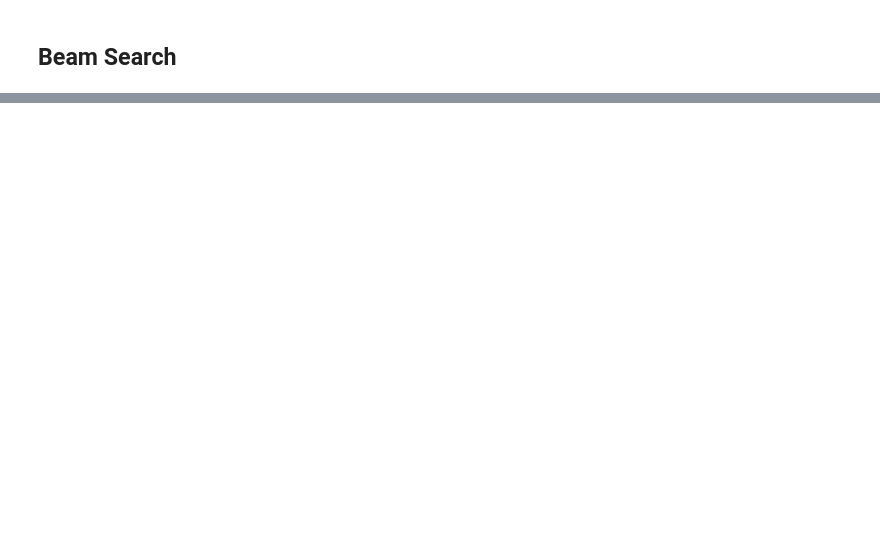
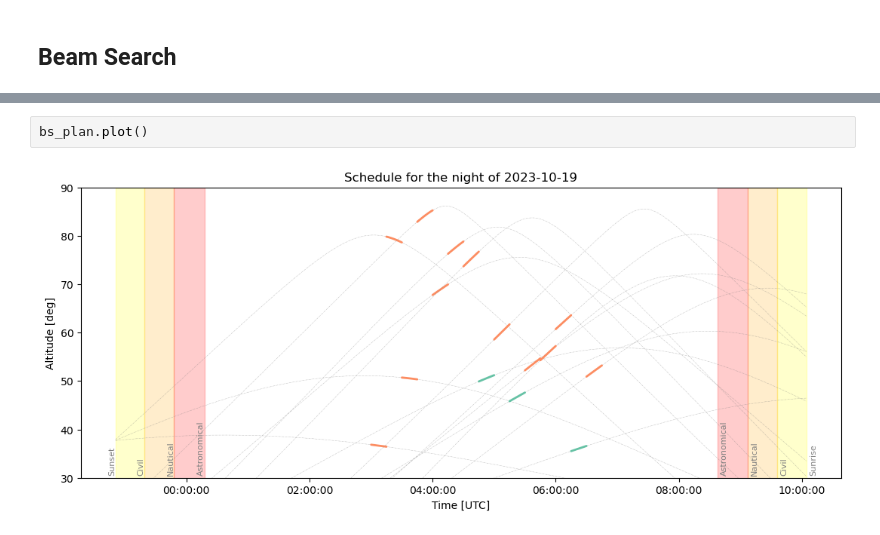
Before and after one commit to nicochunger/SCOPES, a Jupyter notebook: scheduler_test.ipynb, the cells around one changed output, grey strips where cells are left out. Saved outputs shown, nothing was run; the diff lists cells and outputs as text; blank space fills up the shorter version.

```diff
--- a/scheduler_test.ipynb
+++ b/scheduler_test.ipynb
@@ -247,3 +261,7 @@ Went through the 24 level
+# %%
+bs_plan.plot()
+# %% [output]
+[figure, added]
 # %%
 bs_plan.plot()
 # %% [output]
```
Also changed, not shown: parts of 20 cells of this notebook, 10 other files.
